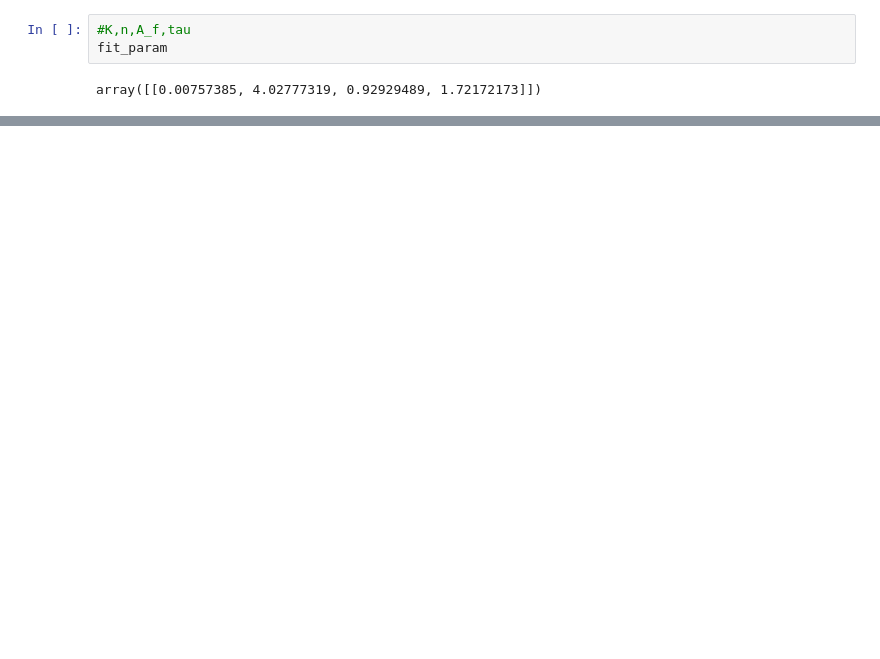
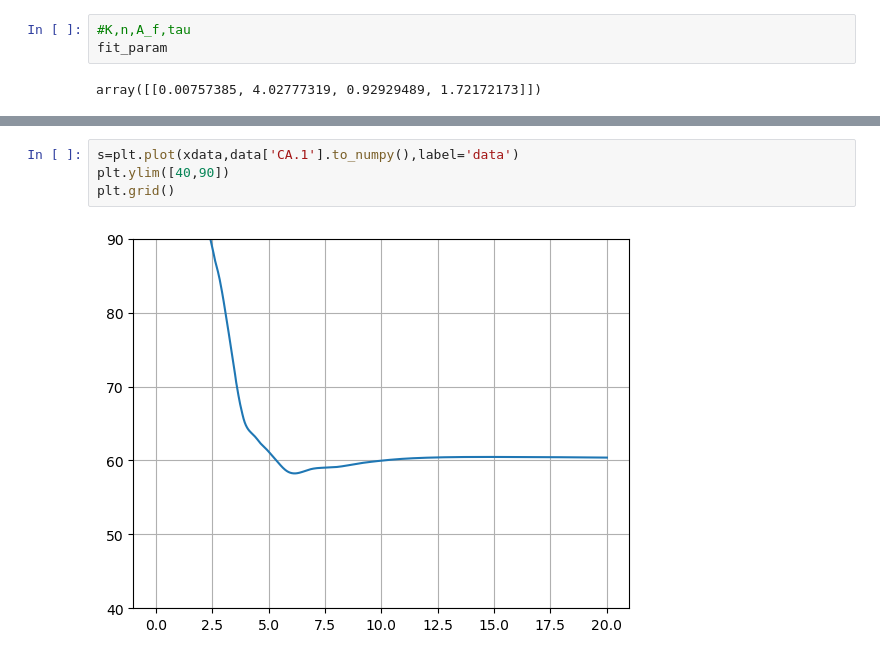
Before and after one commit to pmt58/Droplet_NGA2, a Jupyter notebook: data_analysis_current.ipynb, the cells around one changed output, grey strips where cells are left out. Cells and saved outputs as stored; diff of their text form; blank space fills up the shorter version.

```diff
--- a/data_analysis_current.ipynb
+++ b/data_analysis_current.ipynb
@@ -75,0 +76,6 @@ data
+# %%
+s=plt.plot(xdata,data['CA.1'].to_numpy(),label='data')
+plt.ylim([40,90])
+plt.grid()
+# %% [output]
+[figure, added]
```
Also changed, not shown: parts of 2 cells of this notebook, 1 other file.
